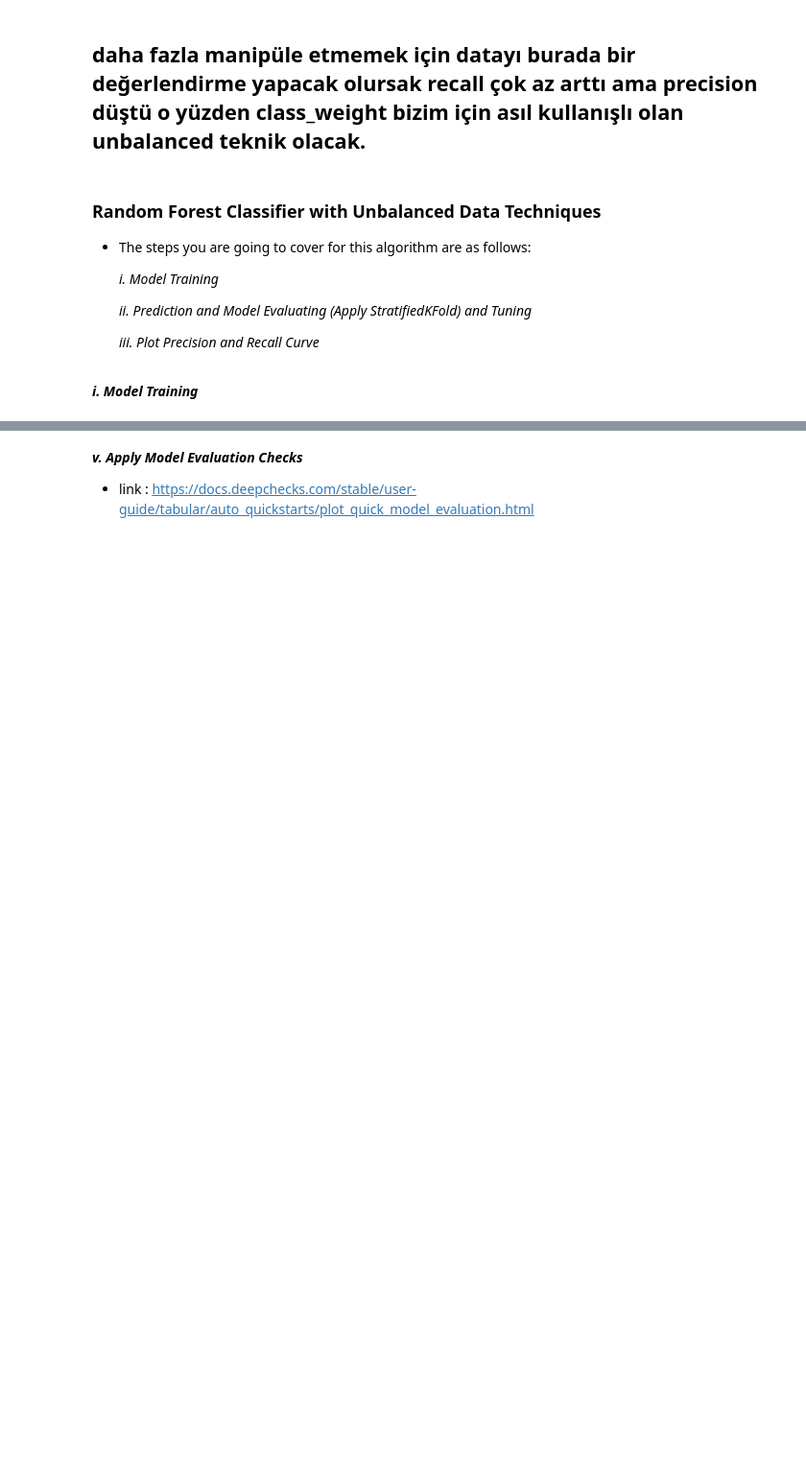
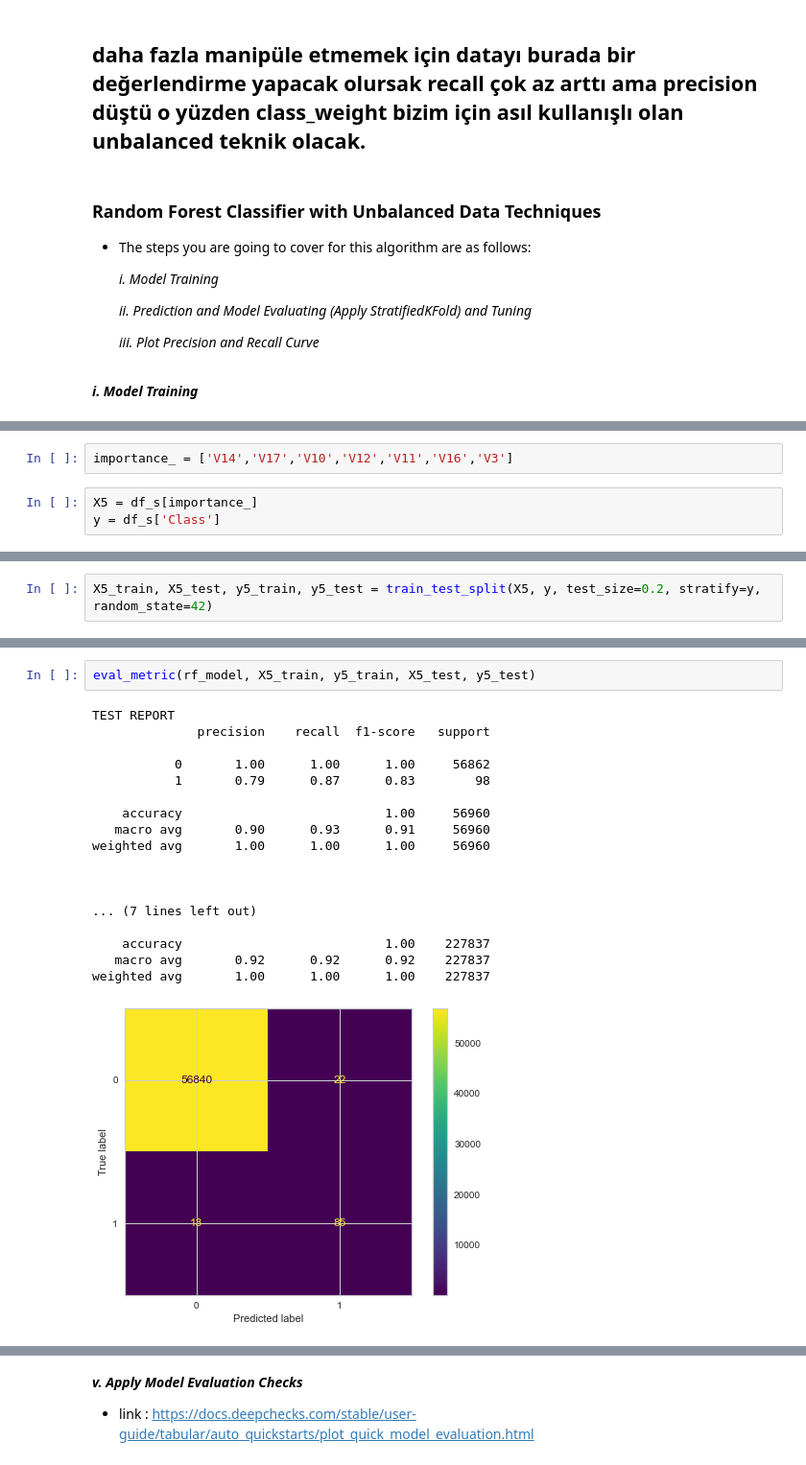
Before and after one commit to B-dogan/Credit-Card-Fraud-Detection-Project-, a Jupyter notebook: Fraud_Detection_Student_V3.ipynb, the cells around one changed output, grey strips where cells are left out. Shown at 96% size. Drawn from its saved outputs; the diff is of its cells as text; blank space fills up the shorter version.

```diff
--- a/Fraud_Detection_Student_V3.ipynb
+++ b/Fraud_Detection_Student_V3.ipynb
@@ -1246,0 +1342,5 @@ dtype: float64
+# %%
+importance_ = ['V14','V17','V10','V12','V11','V16','V3']
+# %%
+X5 = df_s[importance_]
+y = df_s['Class']
@@ -1246,0 +1351,2 @@ dtype: float64
+# %%
+X5_train, X5_test, y5_train, y5_test = train_test_split(X5, y, test_size=0.2, stratify=y, random_state=42)
@@ -1246,0 +1358,21 @@ dtype: float64
+# %%
+eval_metric(rf_model, X5_train, y5_train, X5_test, y5_test)
+# %% [output]
+TEST REPORT
+              precision    recall  f1-score   support
+
+           0       1.00      1.00      1.00     56862
+           1       0.79      0.87      0.83        98
+
+    accuracy                           1.00     56960
+   macro avg       0.90      0.93      0.91     56960
+weighted avg       1.00      1.00      1.00     56960
+
+
+
+... (7 lines left out)
+
+    accuracy                           1.00    227837
+   macro avg       0.92      0.92      0.92    227837
+weighted avg       1.00      1.00      1.00    227837
+[figure, added]
```
Also changed, not shown: parts of 102 cells of this notebook, 1 other file.
